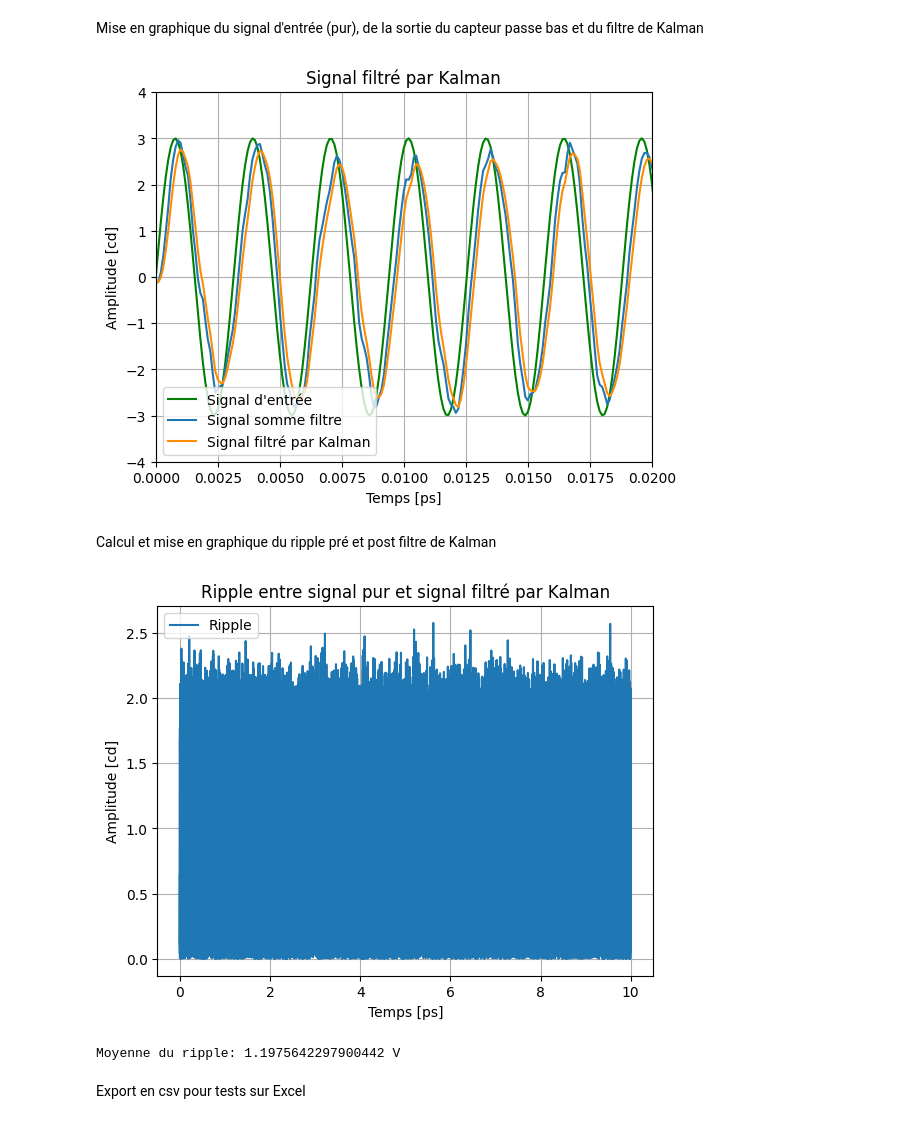
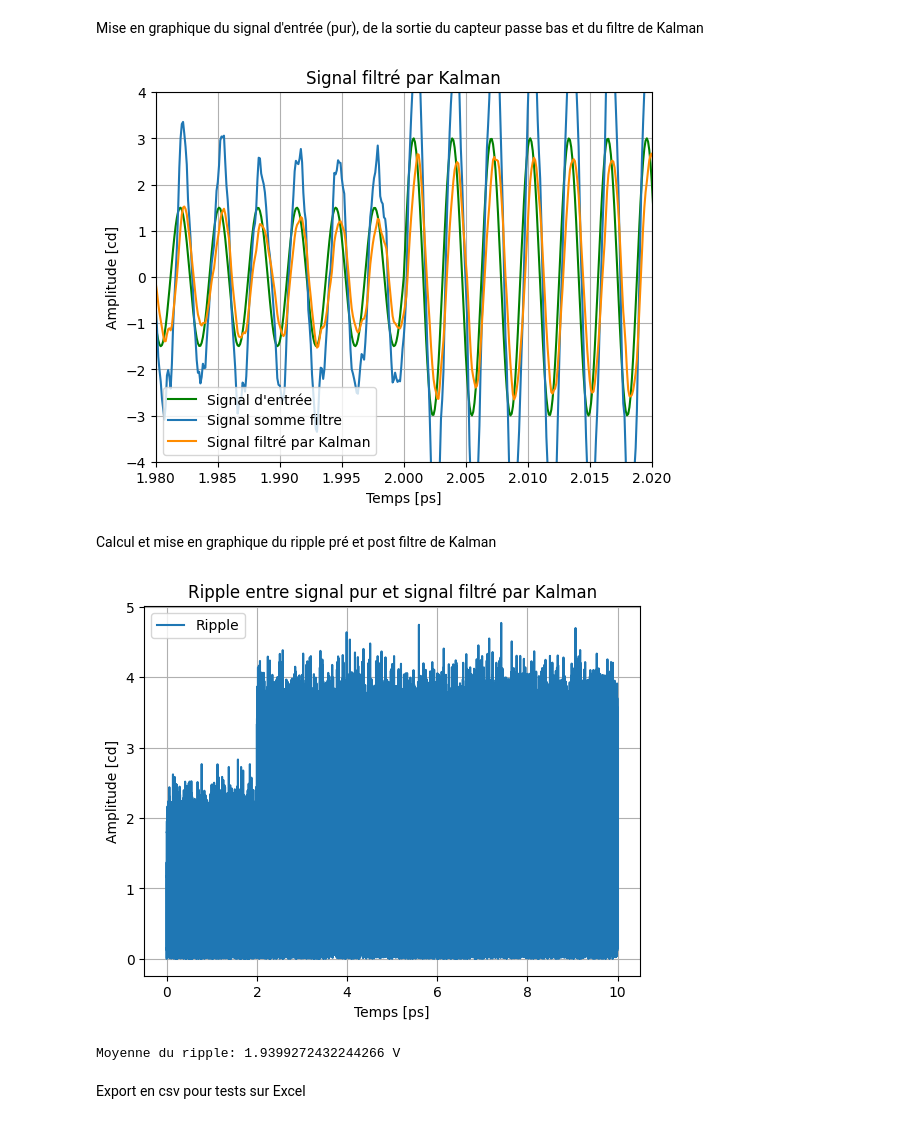
Before and after one commit to Trenzalore91/EI---KF, a Jupyter notebook: Untitled-1.ipynb, the cells around one changed output. Drawn from its saved outputs; the diff is of its cells as text; code cells hidden in the pictures.

Commit message:
Dual filtre + modif amplitude signal d'entrée

```diff
--- a/Untitled-1.ipynb
+++ b/Untitled-1.ipynb
@@ -179,7 +179,7 @@ Variables utilisées pour la génération d'un signal sinusoïdal:
     / Sinus_Amplitude représente l'amplitude du signal en cd
 # %%
 Signal_In_Frequence = 319
-Signal_Ins_Amplitude = 3
+Signal_Ins_Amplitude = 1.5
 # %% [markdown]
 Variables pour la génération du bruit blanc Gaussien (généré suivant une loi Normale):
     / W_Noise_Mean représente la moyenne
@@ -205,10 +205,10 @@ Filtre_gain_1 = 1.
 
 Filtre_liste.append([Filtre_id_1, Filtre_fc_1, Filtre_Ordre_1, Filtre_type_1, Filtre_gain_1])
 
-"""Filtre_id_2 = 2
+Filtre_id_2 = 2
 Filtre_fc_2 = 670
 Filtre_Ordre_2 = 1
 Filtre_type_2 = 'passe-bas'
 Filtre_gain_2 = 1.
 
-Filtre_liste.append([Filtre_id_2, Filtre_fc_2, Filtre_Ordre_2, Filtre_type_2, Filtre_gain_2])"""
+Filtre_liste.append([Filtre_id_2, Filtre_fc_2, Filtre_Ordre_2, Filtre_type_2, Filtre_gain_2])
@@ -333,4 +331,11 @@ Signal_Entree = Generation_Signal_Entrée.GenerationSignal()
 plot_graph(Absicisse_Graph, Signal_Entree, 'Signal d\'entrée', Abscisse_Graph_Temporel, Ordonnée_Graph_Temporel, 'Signal d\'entrée')
 zoom_graph(Absicisse_Graph, Signal_Entree, (0, 0.02), (-3.2, 3.2), 'Zoom sur le signal d\'entrée', Abscisse_Graph_Temporel, Ordonnée_Graph_Temporel)
 FFT_Signal(Signal_Entree, Freq_Sample, 350)
+
+#ajout d'une division par 2 du signal d'entrée au temps après avoir atteint 2ps
+for i in range(len(Signal_Entree)):
+    if Absicisse_Graph[i] >= 2:
+        Signal_Entree[i] = Signal_Entree[i]*2
+
+plot_graph(Absicisse_Graph, Signal_Entree, 'Signal d\'entrée modifié', Abscisse_Graph_Temporel, Ordonnée_Graph_Temporel, 'Signal d\'entrée modifié')
 # %% [output]
@@ -494,17 +500,17 @@ Mise en graphique du signal d'entrée (pur), de la sortie du capteur passe bas e
 # %%
 plt.plot(Absicisse_Graph, Signal_Entree, 'g', label='Signal d\'entrée')
 plt.plot(Absicisse_Graph, Somme_Filtre, label='Signal somme filtre')
-plt.plot(Absicisse_Graph, filtered, 'darkorange', label='Signal filtré par Kalman')
+plt.plot(Absicisse_Graph, filtered/(Filtre_id), 'darkorange', label='Signal filtré par Kalman')
 plt.title('Signal filtré par Kalman')
 plt.xlabel(Abscisse_Graph_Temporel)
 plt.ylabel(Ordonnée_Graph_Temporel)
-plt.xlim(0, 0.02)
+plt.xlim(1.98, 2.02)
 plt.ylim(-4, 4)
 plt.grid(True)
 plt.legend()
 plt.show()
 # %% [output]
-[figure, old version]
+[figure, new version]
 # %% [markdown]
 Calcul et mise en graphique du ripple pré et post filtre de Kalman
 # %%
@@ -520,8 +526,8 @@ plt.show()
 
 print("Moyenne du ripple:", np.mean(ripple), "V")
 # %% [output]
-[figure, old version]
+[figure, new version]
-Moyenne du ripple: 1.1975642297900442 V
+Moyenne du ripple: 1.9399272432244266 V
 # %% [markdown]
 Export en csv pour tests sur Excel
 # %%
```
Also changed, not shown: parts of 8 cells of this notebook, 3 other files.
